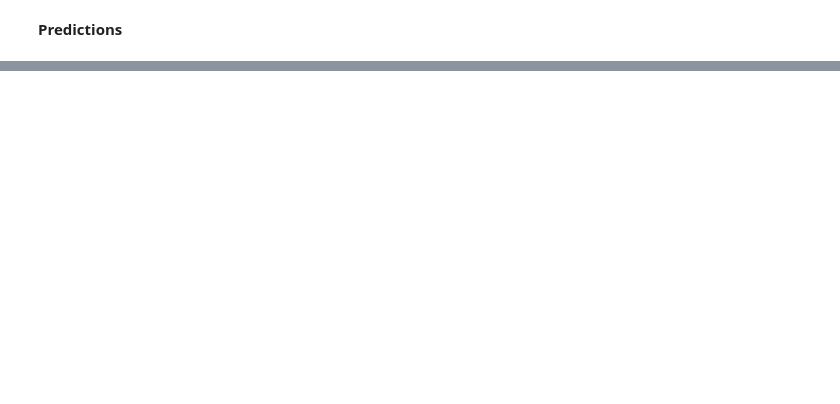
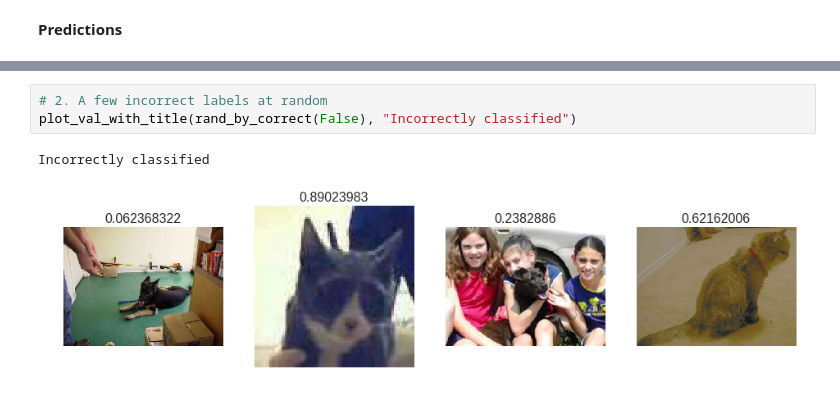
Before and after one commit to SwapnilSParkhe/FAST_AI, a Jupyter notebook: FASTAI_Lesson1.ipynb, the cells around one changed output, grey strips where cells are left out. Saved outputs shown, nothing was run; the diff lists cells and outputs as text; blank space fills up the shorter version.

```diff
--- a/FASTAI_Lesson1.ipynb
+++ b/FASTAI_Lesson1.ipynb
@@ -159,0 +201,6 @@ print(log_preds.shape)
+# %%
+# 2. A few incorrect labels at random
+plot_val_with_title(rand_by_correct(False), "Incorrectly classified")
+# %% [output]
+Incorrectly classified
+[figure, added]
```
Also changed, not shown: parts of 13 cells of this notebook.
